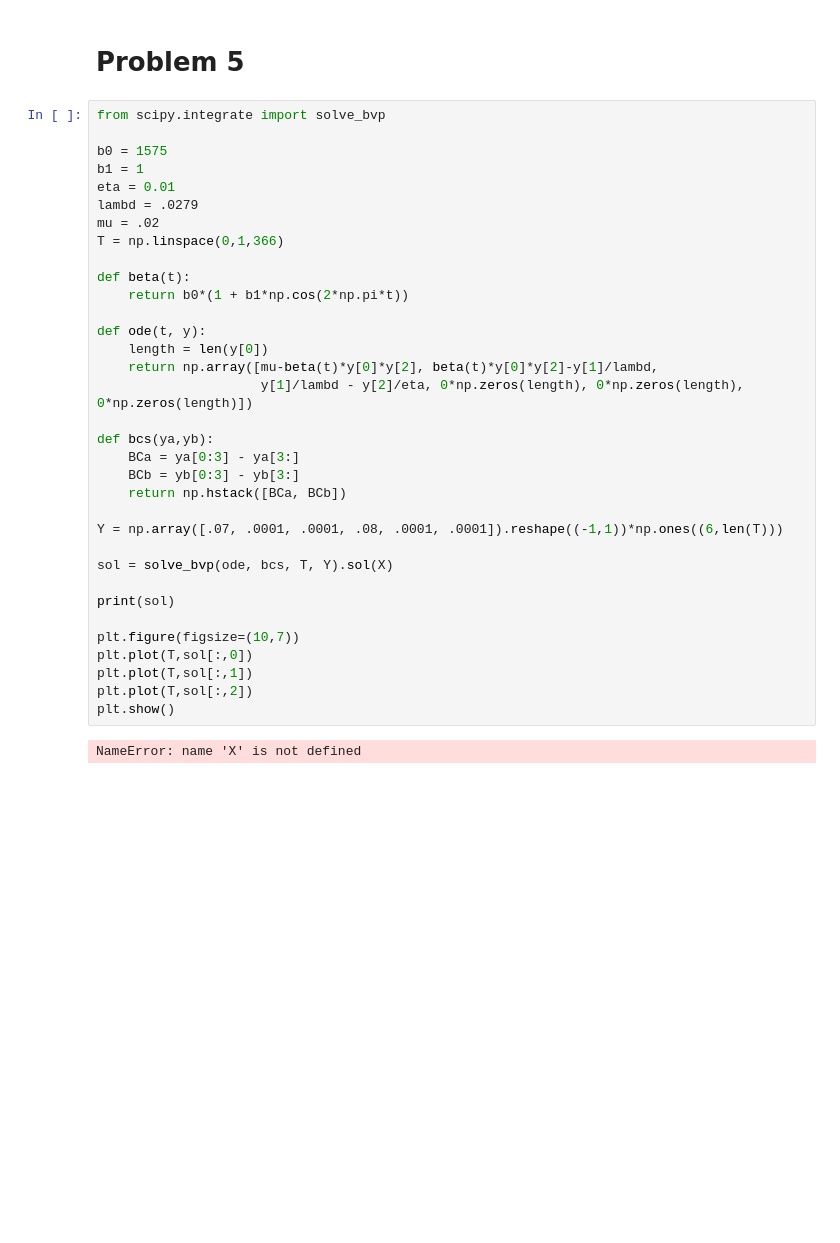
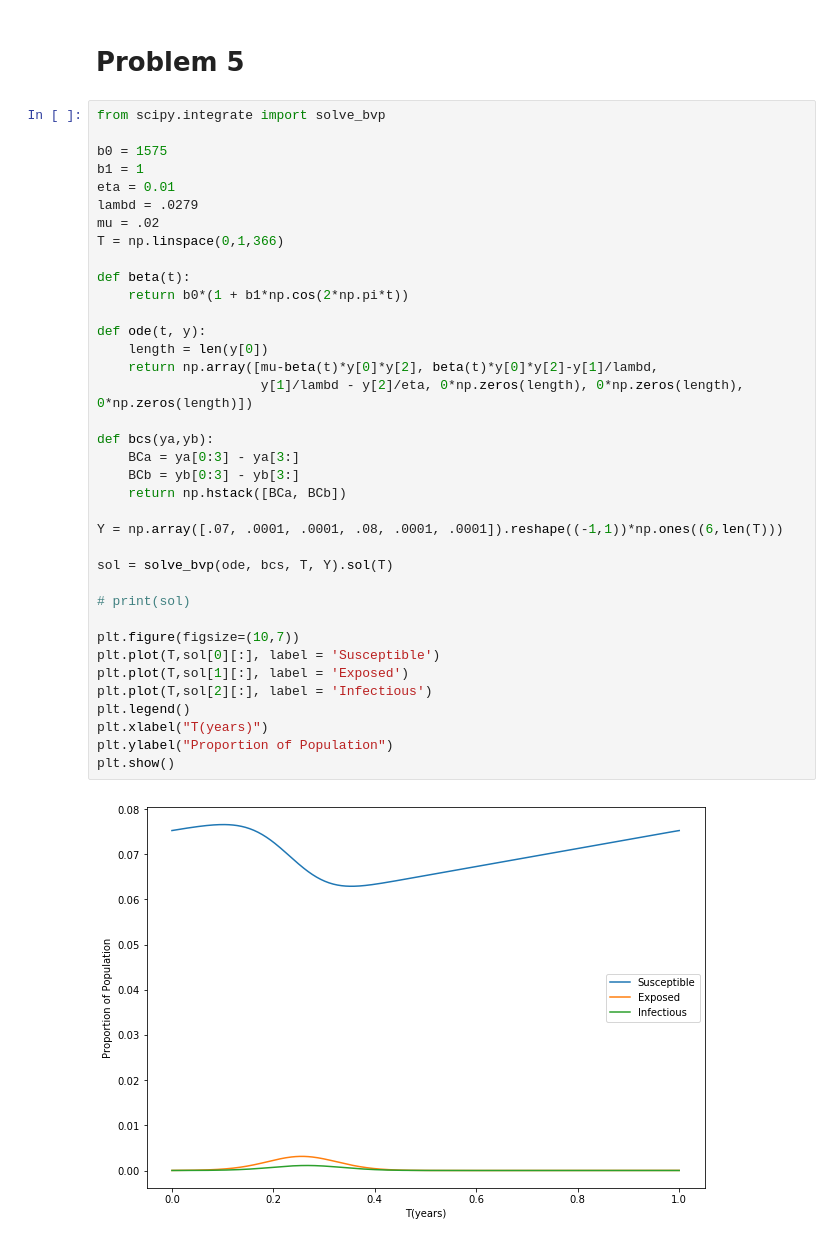
Before and after one commit to mattschaelling/acme_vol4, a Jupyter notebook: SIR/sir.ipynb, the cells around one changed output. Saved outputs shown, nothing was run; the diff lists cells and outputs as text; blank space fills up the shorter version.

```diff
--- a/SIR/sir.ipynb
+++ b/SIR/sir.ipynb
@@ -140,36 +140,39 @@ plt.show()
 # %%
 from scipy.integrate import solve_bvp
 
 b0 = 1575
 b1 = 1
 eta = 0.01
 lambd = .0279
 mu = .02
 T = np.linspace(0,1,366)
 
 def beta(t):
     return b0*(1 + b1*np.cos(2*np.pi*t))
 
 def ode(t, y):
     length = len(y[0])
     return np.array([mu-beta(t)*y[0]*y[2], beta(t)*y[0]*y[2]-y[1]/lambd,
                      y[1]/lambd - y[2]/eta, 0*np.zeros(length), 0*np.zeros(length), 0*np.zeros(length)])
 
 def bcs(ya,yb):
     BCa = ya[0:3] - ya[3:]
     BCb = yb[0:3] - yb[3:]
     return np.hstack([BCa, BCb])
 
 Y = np.array([.07, .0001, .0001, .08, .0001, .0001]).reshape((-1,1))*np.ones((6,len(T)))
 
-sol = solve_bvp(ode, bcs, T, Y).sol(X)
+sol = solve_bvp(ode, bcs, T, Y).sol(T)
 
-print(sol)
+# print(sol)
 
 plt.figure(figsize=(10,7))
-plt.plot(T,sol[:,0])
-plt.plot(T,sol[:,1])
-plt.plot(T,sol[:,2])
+plt.plot(T,sol[0][:], label = 'Susceptible')
+plt.plot(T,sol[1][:], label = 'Exposed')
+plt.plot(T,sol[2][:], label = 'Infectious')
+plt.legend()
+plt.xlabel("T(years)")
+plt.ylabel("Proportion of Population")
 plt.show()
 # %% [output]
-NameError: name 'X' is not defined
+[figure, added]
```
Also changed, not shown: parts of 1 cell of this notebook.
